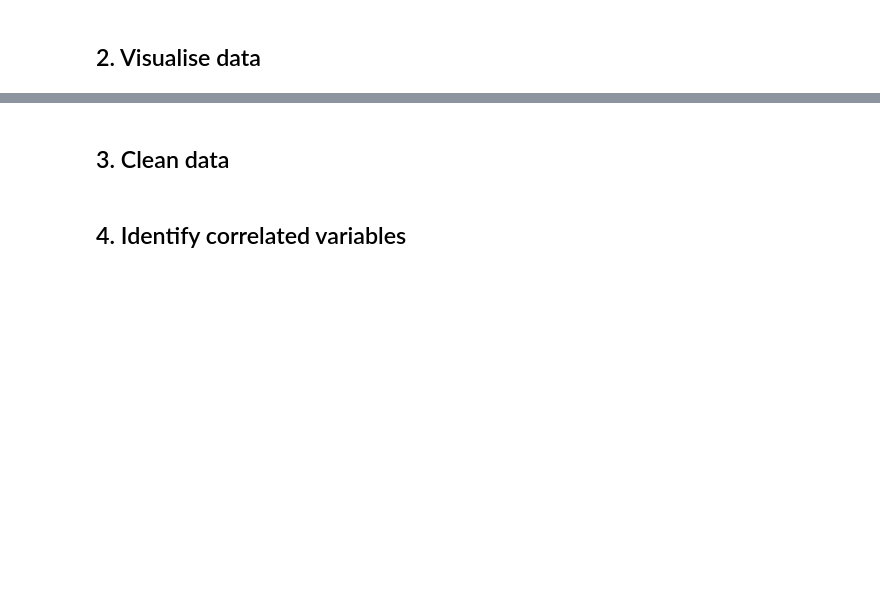
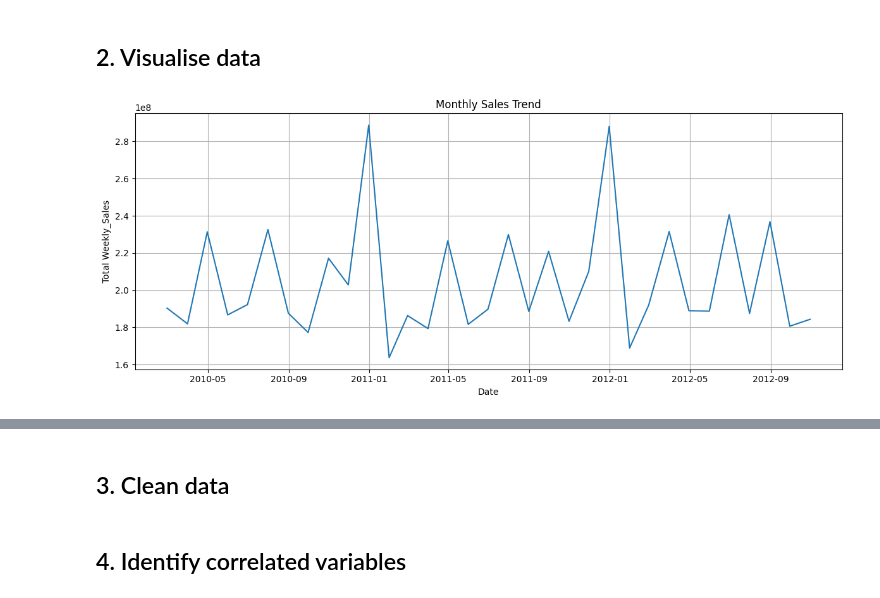
Before and after one commit to wyan170/Phase2_project, a Jupyter notebook: data-science/1. Analysis and Preprocessing/part1-submission.ipynb, the cells around one changed output, grey strips where cells are left out. Saved outputs shown, nothing was run; the diff lists cells and outputs as text; code cells hidden in the pictures; blank space fills up the shorter version.

```diff
--- a/data-science/1. Analysis and Preprocessing/part1-submission.ipynb
+++ b/data-science/1. Analysis and Preprocessing/part1-submission.ipynb
@@ -152,3 +152,7 @@ show_distribution_with_stats(df["Size"])
 show_distribution_with_stats(df["Size"])
 # %% [output]
 [figure]
+# %%
+
+df = df.drop(columns=["IsHoliday_y"]).rename(columns={"IsHoliday_x": "IsHoliday"})
+df.dtypes
@@ -158,0 +179,32 @@ show_distribution_with_stats(df["Size"])
+# %%
+#
+df["Date"] = pd.to_datetime(df["Date"])
+
+df_daily = df.groupby("Date")["Weekly_Sales"].sum().reset_index()
+
+df_weekly = df.resample("W-MON", on="Date")["Weekly_Sales"].sum().reset_index()
+
+df_monthly = df.resample("M", on="Date")["Weekly_Sales"].sum().reset_index()
+
+df_quarterly = df.resample("Q", on="Date")["Weekly_Sales"].sum().reset_index()
+
+df_yearly = df.resample("Y", on="Date")["Weekly_Sales"].sum().reset_index()
+# %%
+def aggregate_and_plot(df, date_col, value_col, freq="W", title=None):
+    df = df.copy()
+    df[date_col] = pd.to_datetime(df[date_col])
+
+    df_agg = df.resample(freq, on=date_col)[value_col].sum().reset_index()
+
+    plt.figure(figsize=(12, 5))
+    sns.lineplot(data=df_agg, x=date_col, y=value_col)
+    plt.title(title or f"{value_col} Aggregated by {freq}")
+    plt.xlabel("Date")
+    plt.ylabel(f"Total {value_col}")
+    plt.grid(True)
+    plt.tight_layout()
+    plt.show()
+# %%
+aggregate_and_plot(df, date_col="Date", value_col="Weekly_Sales", freq="M", title="Monthly Sales Trend")
+# %% [output]
+[figure, added]
```
Also changed, not shown: parts of 10 cells of this notebook.
